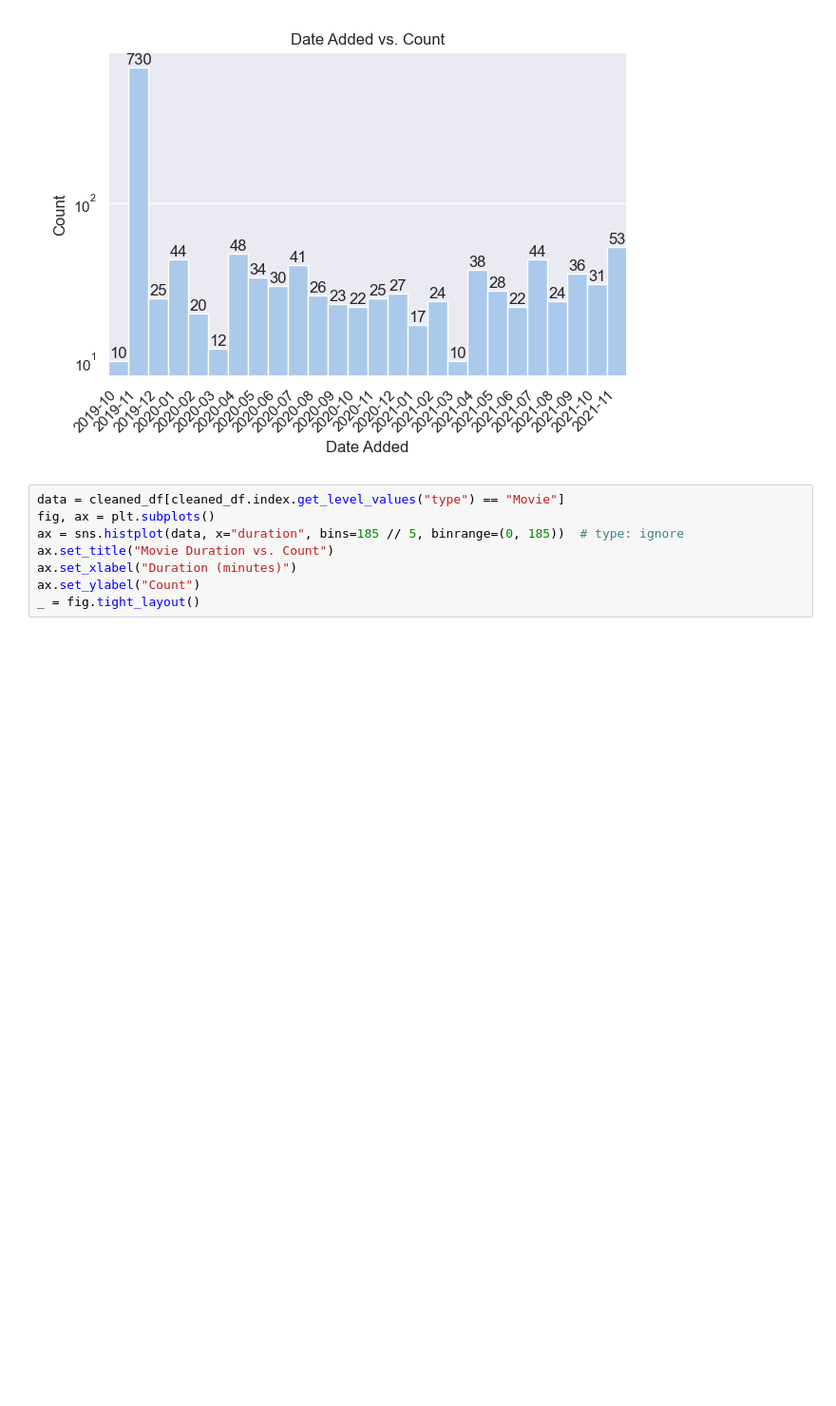
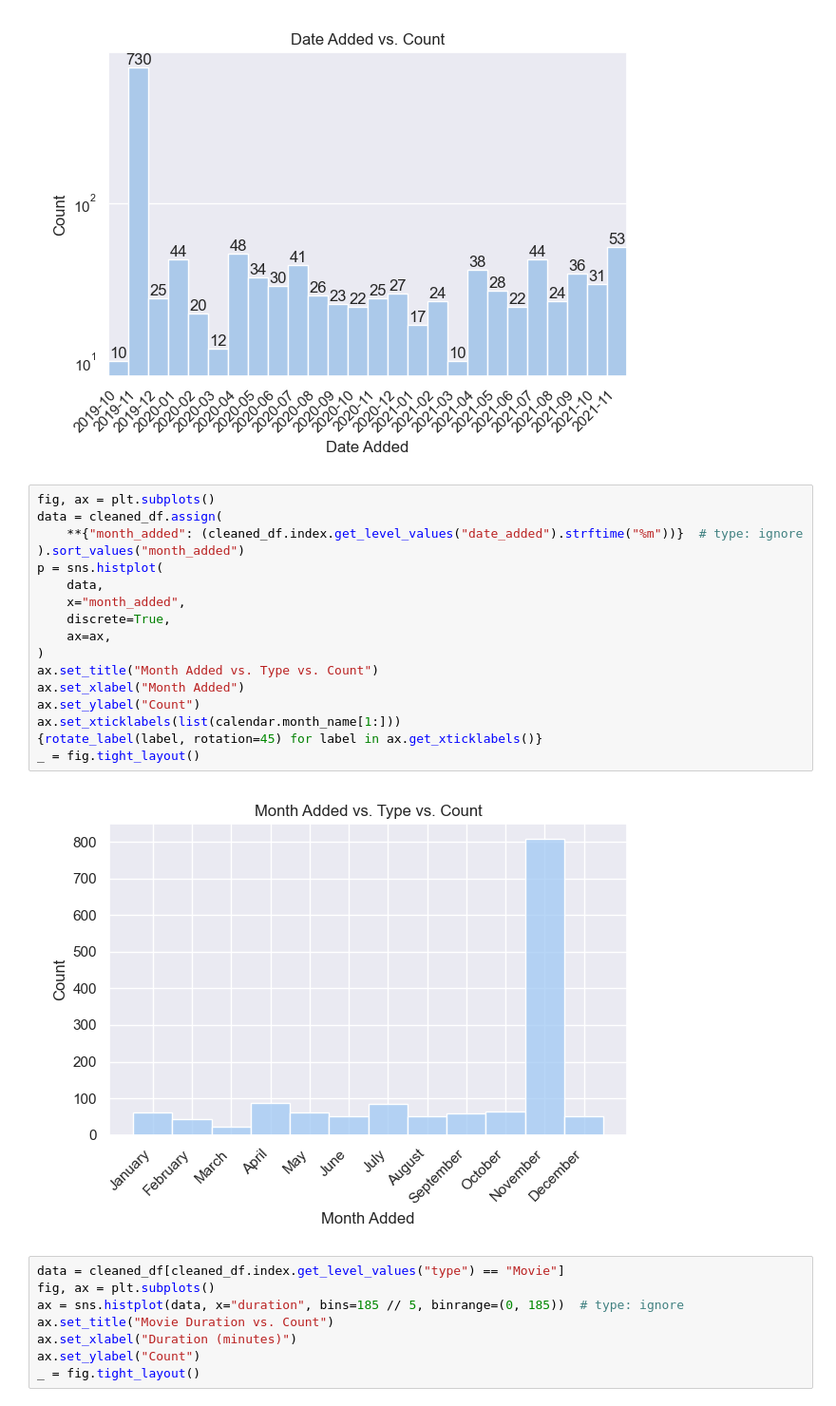
Before and after one commit to dvnatanael/data5006-data-analysis, a Jupyter notebook: Tiny_Data_Analysis_Disney+.ipynb, the cells around one changed output. Shown at 95% size. Cells and saved outputs as stored; diff of their text form; blank space fills up the shorter version.

Commit message:
feat: add plot for show month added

```diff
--- a/Tiny_Data_Analysis_Disney+.ipynb
+++ b/Tiny_Data_Analysis_Disney+.ipynb
@@ -220,6 +220,25 @@ ax.set_yscale("log")
 _ = fig.tight_layout()
 # %% [output]
 [figure]
+# %%
+fig, ax = plt.subplots()
+data = cleaned_df.assign(
+    **{"month_added": (cleaned_df.index.get_level_values("date_added").strftime("%m"))}  # type: ignore
+).sort_values("month_added")
+p = sns.histplot(
+    data,
+    x="month_added",
+    discrete=True,
+    ax=ax,
+)
+ax.set_title("Month Added vs. Type vs. Count")
+ax.set_xlabel("Month Added")
+ax.set_ylabel("Count")
+ax.set_xticklabels(list(calendar.month_name[1:]))
+{rotate_label(label, rotation=45) for label in ax.get_xticklabels()}
+_ = fig.tight_layout()
+# %% [output]
+[figure, added]
 # %%
 data = cleaned_df[cleaned_df.index.get_level_values("type") == "Movie"]
 fig, ax = plt.subplots()
```
Also changed, not shown: parts of 1 cell of this notebook, 1 other file.
